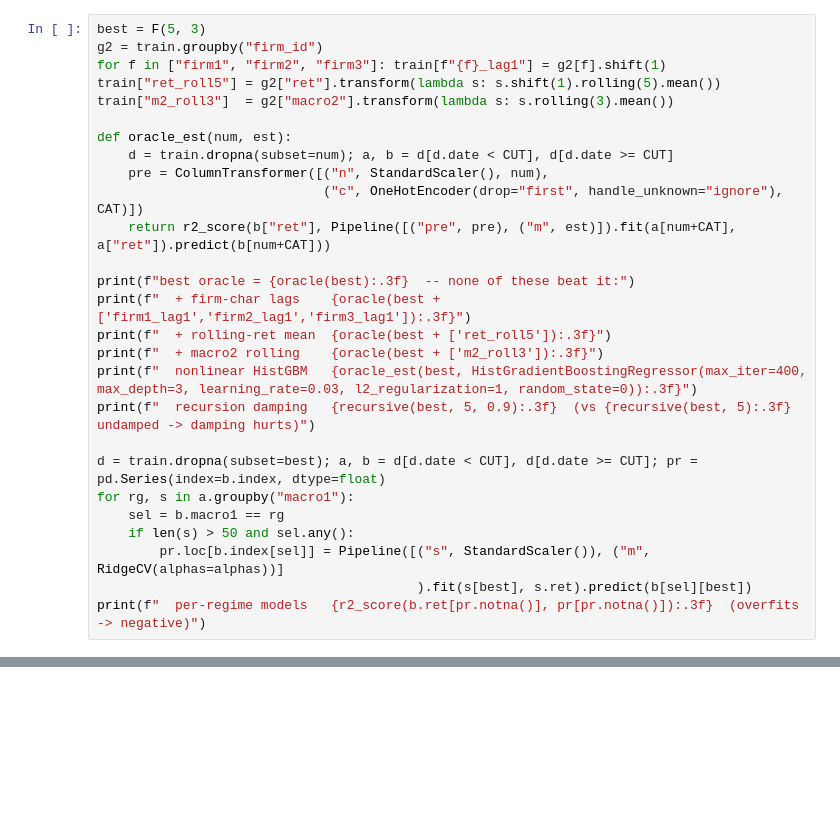
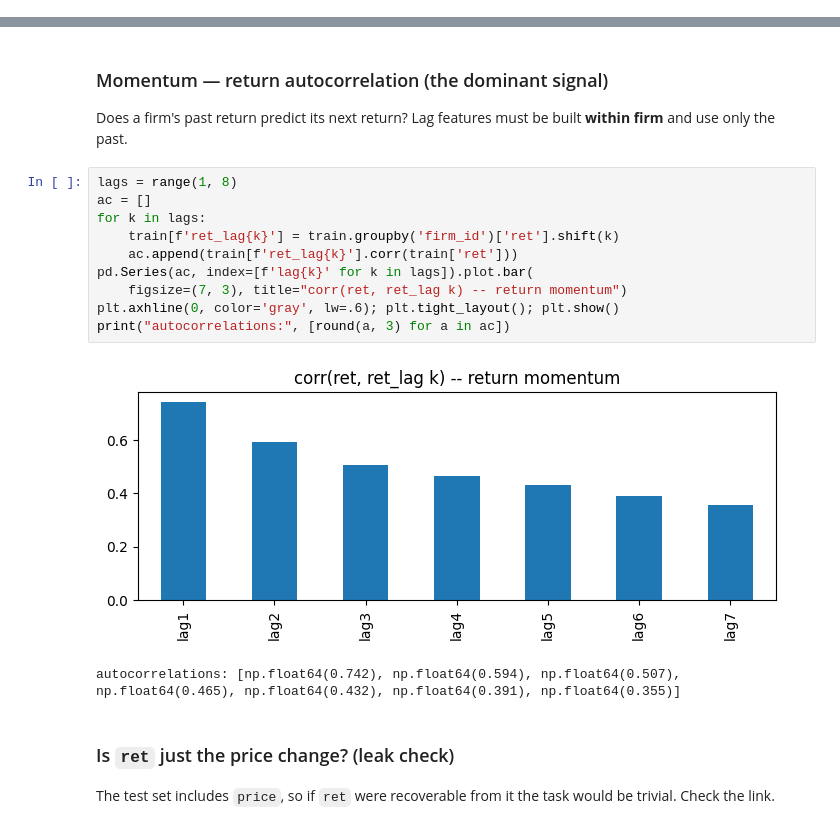
Before and after one commit to rliu4936/mfe230p-ps1, a Jupyter notebook: task2/ps1_task2.ipynb, the cells around one changed output, grey strips where cells are left out. Drawn from its saved outputs; the diff is of its cells as text; blank space fills up the shorter version.

```diff
--- a/task2/ps1_task2.ipynb
+++ b/task2/ps1_task2.ipynb
@@ -88,27 +0,0 @@ Things that did **not** beat the best model (oracle R²) — kept brief.
-# %%
-best = F(5, 3)
-g2 = train.groupby("firm_id")
-for f in ["firm1", "firm2", "firm3"]: train[f"{f}_lag1"] = g2[f].shift(1)
-train["ret_roll5"] = g2["ret"].transform(lambda s: s.shift(1).rolling(5).mean())
-train["m2_roll3"]  = g2["macro2"].transform(lambda s: s.rolling(3).mean())
-
-def oracle_est(num, est):
-    d = train.dropna(subset=num); a, b = d[d.date < CUT], d[d.date >= CUT]
-    pre = ColumnTransformer([("n", StandardScaler(), num),
-                             ("c", OneHotEncoder(drop="first", handle_unknown="ignore"), CAT)])
-    return r2_score(b["ret"], Pipeline([("pre", pre), ("m", est)]).fit(a[num+CAT], a["ret"]).predict(b[num+CAT]))
-
-print(f"best oracle = {oracle(best):.3f}  -- none of these beat it:")
-print(f"  + firm-char lags    {oracle(best + ['firm1_lag1','firm2_lag1','firm3_lag1']):.3f}")
-print(f"  + rolling-ret mean  {oracle(best + ['ret_roll5']):.3f}")
-print(f"  + macro2 rolling    {oracle(best + ['m2_roll3']):.3f}")
-print(f"  nonlinear HistGBM   {oracle_est(best, HistGradientBoostingRegressor(max_iter=400, max_depth=3, learning_rate=0.03, l2_regularization=1, random_state=0)):.3f}")
-print(f"  recursion damping   {recursive(best, 5, 0.9):.3f}  (vs {recursive(best, 5):.3f} undamped -> damping hurts)")
-
-d = train.dropna(subset=best); a, b = d[d.date < CUT], d[d.date >= CUT]; pr = pd.Series(index=b.index, dtype=float)
-for rg, s in a.groupby("macro1"):
-    sel = b.macro1 == rg
-    if len(s) > 50 and sel.any():
-        pr.loc[b.index[sel]] = Pipeline([("s", StandardScaler()), ("m", RidgeCV(alphas=alphas))]
-                                         ).fit(s[best], s.ret).predict(b[sel][best])
-print(f"  per-regime models   {r2_score(b.ret[pr.notna()], pr[pr.notna()]):.3f}  (overfits -> negative)")
@@ -143,0 +128,21 @@ print("wrote task2_predictions.csv", out.shape); out.head()
+# %% [markdown]
+### Momentum — return autocorrelation (the dominant signal)
+
+Does a firm's past return predict its next return? Lag features must be built **within firm** and use only the past.
+# %%
+lags = range(1, 8)
+ac = []
+for k in lags:
+    train[f'ret_lag{k}'] = train.groupby('firm_id')['ret'].shift(k)
+    ac.append(train[f'ret_lag{k}'].corr(train['ret']))
+pd.Series(ac, index=[f'lag{k}' for k in lags]).plot.bar(
+    figsize=(7, 3), title="corr(ret, ret_lag k) -- return momentum")
+plt.axhline(0, color='gray', lw=.6); plt.tight_layout(); plt.show()
+print("autocorrelations:", [round(a, 3) for a in ac])
+# %% [output]
+[figure, added]
+autocorrelations: [np.float64(0.742), np.float64(0.594), np.float64(0.507), np.float64(0.465), np.float64(0.432), np.float64(0.391), np.float64(0.355)]
+# %% [markdown]
+### Is `ret` just the price change? (leak check)
+
+The test set includes `price`, so if `ret` were recoverable from it the task would be trivial. Check the link.
```
Also changed, not shown: parts of 48 cells of this notebook, 3 other files.
